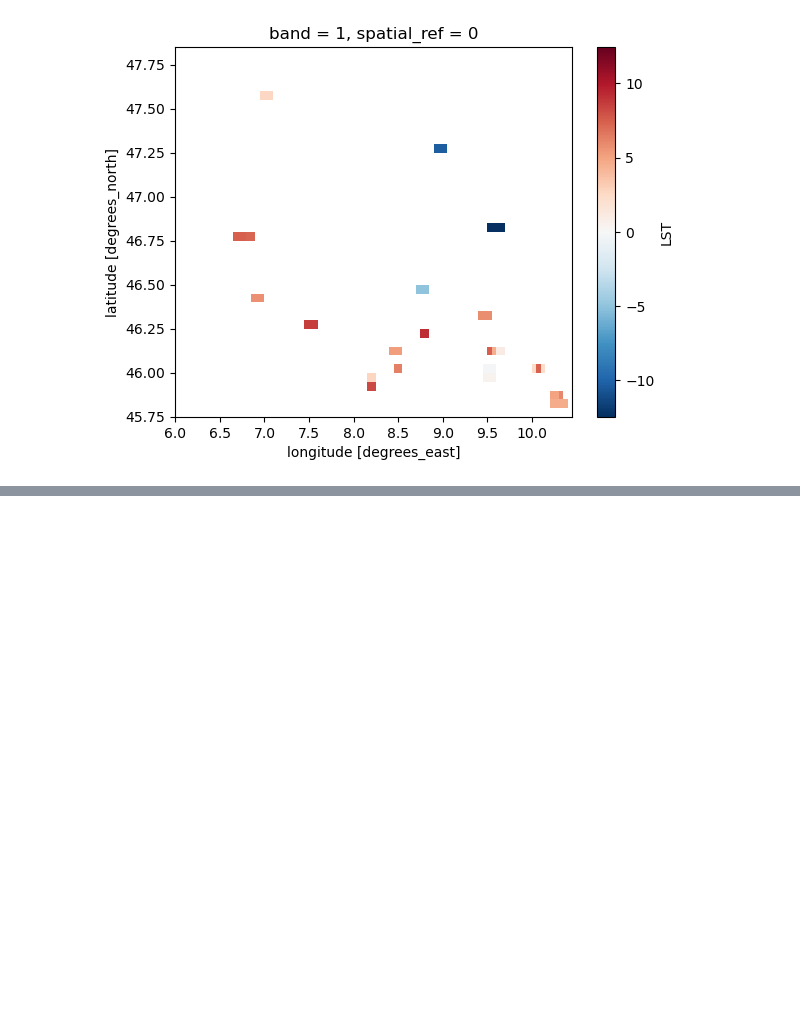
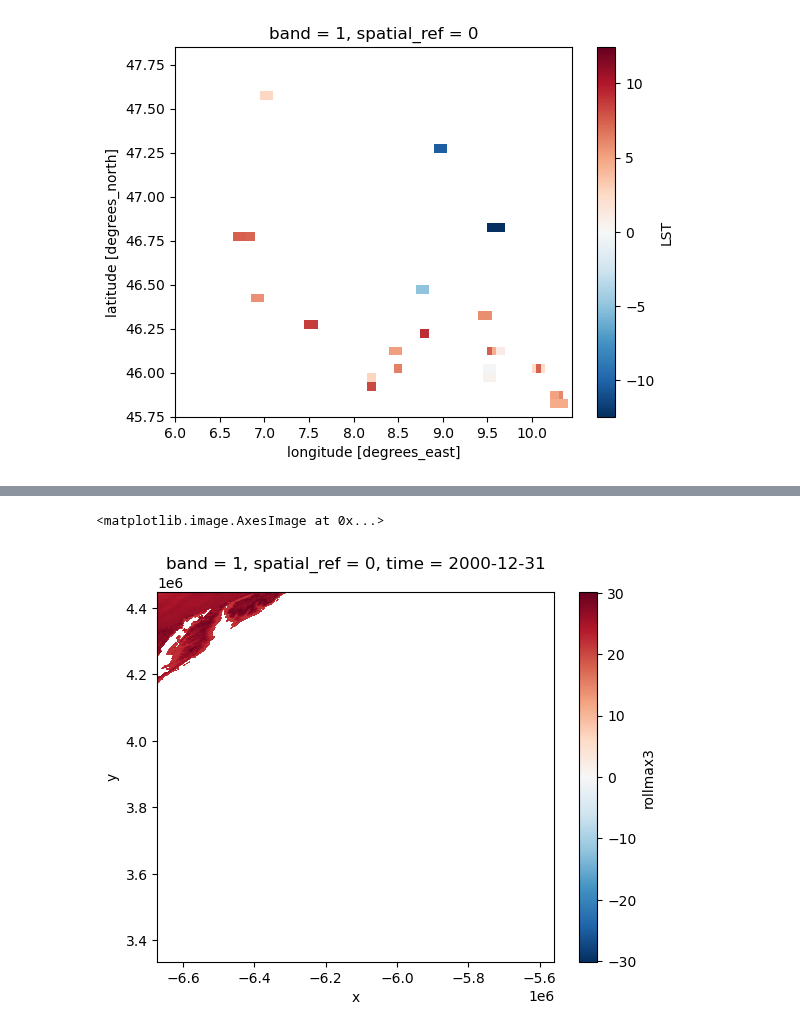
Before and after one commit to felixschulz385/growth-and-temperature, a Jupyter notebook: gnt/experiments/grid.ipynb, the cells around one changed output, grey strips where cells are left out. Drawn from its saved outputs; the diff is of its cells as text; code cells hidden in the pictures; blank space fills up the shorter version.

```diff
--- a/gnt/experiments/grid.ipynb
+++ b/gnt/experiments/grid.ipynb
@@ -1046,0 +1066,5 @@ test = test.rio.clip_box(*bbox)
+# %%
+(test["rollmax3"] - 273.15).squeeze().plot.imshow()
+# %% [output]
+<matplotlib.image.AxesImage at 0x...>
+[figure, added]
```
Also changed, not shown: parts of 16 cells of this notebook, 6 other files.
